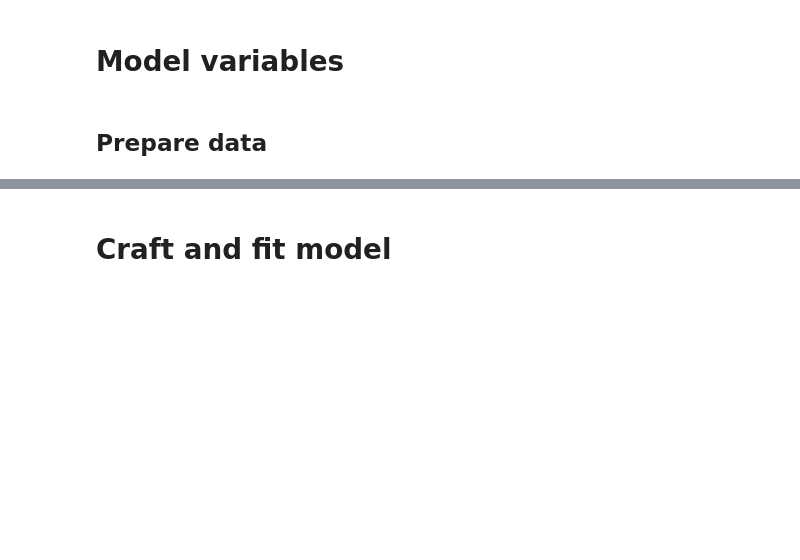
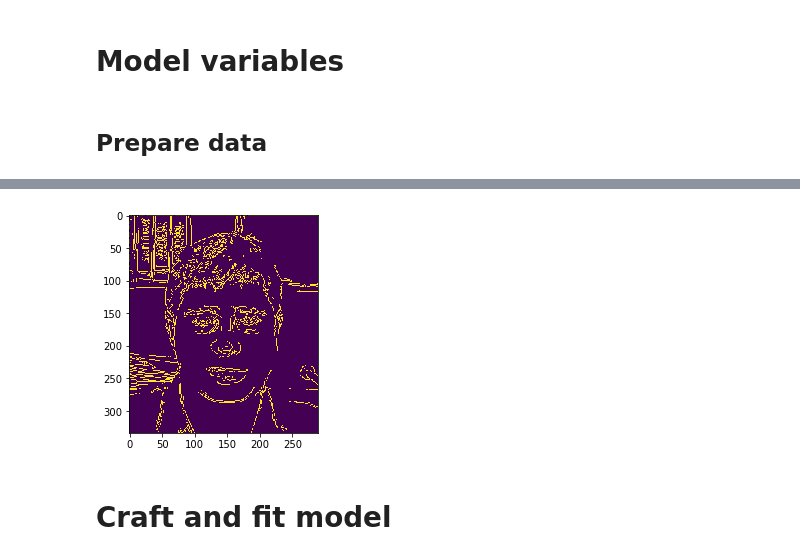
Before and after one commit to aweas/NotFace, a Jupyter notebook: face_extraction.ipynb, the cells around one changed output, grey strips where cells are left out. Saved outputs shown, nothing was run; the diff lists cells and outputs as text; code cells hidden in the pictures; blank space fills up the shorter version.

Commit message:
Tested Canny Edge Detection on input - failed

```diff
--- a/face_extraction.ipynb
+++ b/face_extraction.ipynb
@@ -155,3 +162,17 @@ plt.imshow(plt.imread(images_list[int(np.random.random(1)*len(images_list))]))
+# %%
+# int(np.random.random(1)*len(images_list))
+img = plt.imread(images_list[0])
+v = np.median(img)
+
+# apply automatic Canny edge detection using the computed median
+lower = int(max(0, (1.0 - 0.3) * v))
+upper = int(min(255, (1.0 + 0.3) * v))
+edged = cv2.Canny(img, lower, upper)
+
+plt.imshow(edged)
+plt.show()
+# %% [output]
+[figure, added]
 # %% [markdown]
 # Craft and fit model
 # %% [markdown]
```
Also changed, not shown: parts of 10 cells of this notebook.
